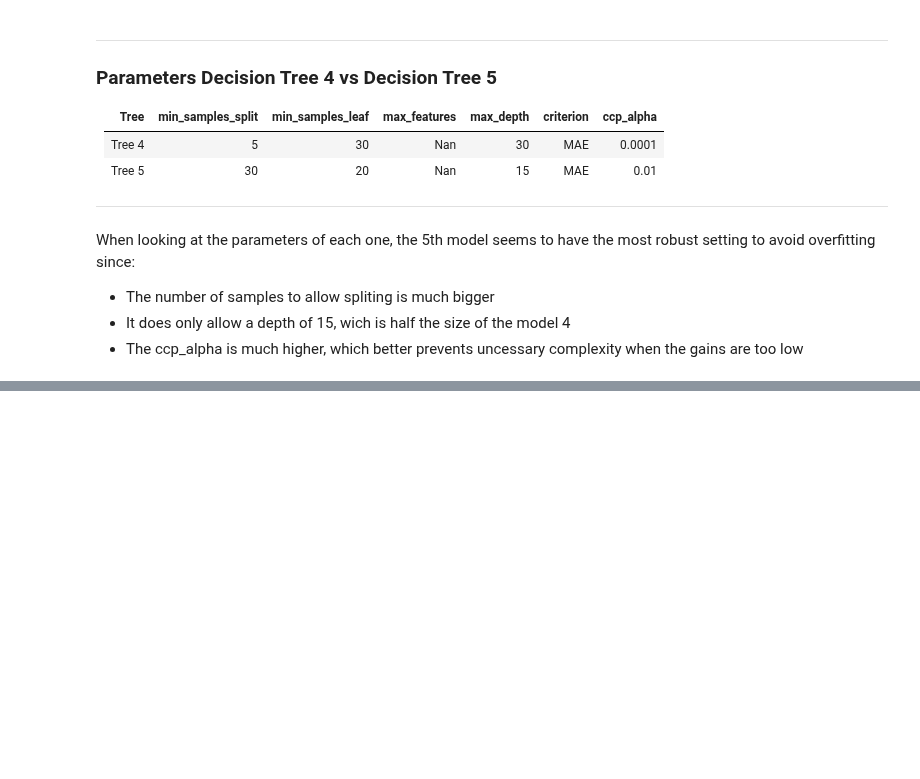
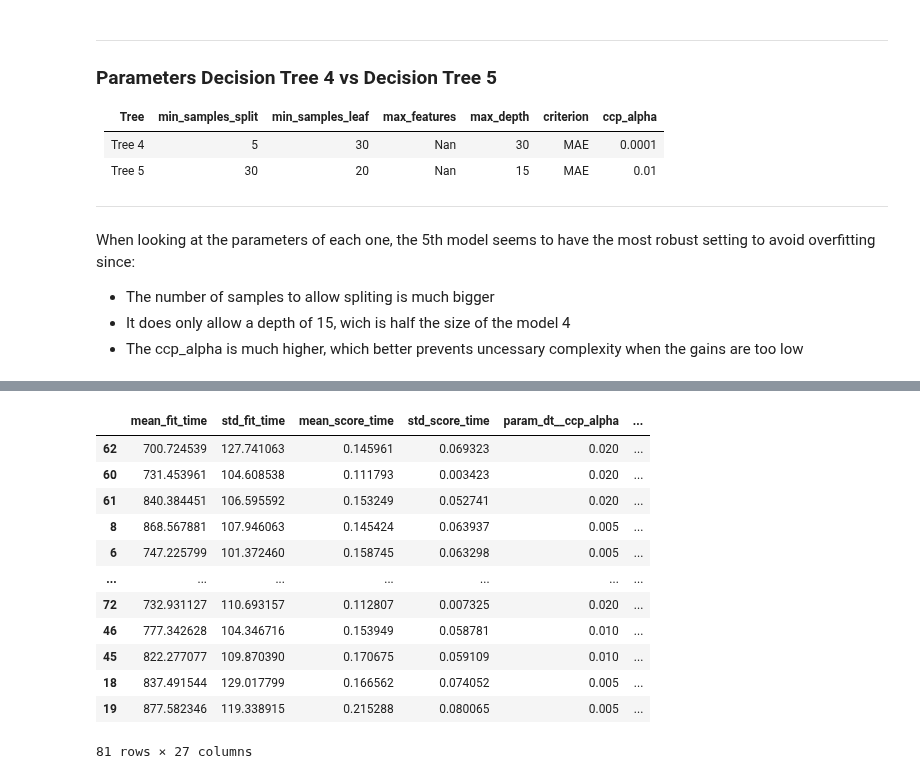
Before and after one commit to miguelrebelo291/Expediting-Car-Evaluations-with-ML, a Jupyter notebook: notebooks/model.ipynb, the cells around one changed output, grey strips where cells are left out. Drawn from its saved outputs; the diff is of its cells as text; code cells hidden in the pictures; blank space fills up the shorter version.

Commit message:
GridSearch run

```diff
--- a/notebooks/model.ipynb
+++ b/notebooks/model.ipynb
@@ -934,7 +933,7 @@ When looking at the parameters of each one, the 5th model seems to have the most
 - It does only allow a depth of 15, wich is half the size of the model 4
 - The ccp_alpha is much higher, which better prevents uncessary complexity when the gains are too low
 # %%
-param_grid = {
+param_gridcv = {
     "dt__max_depth": [12, 15, 18],
     "dt__min_samples_leaf": [15, 20, 25],
     "dt__min_samples_split": [20, 30, 40],
@@ -947,10 +946,9 @@ param_grid = {
 
 grid_search_dt = GridSearchCV(
     estimator=dt_pipe,
-    param_distributions=param_grid,
+    param_grid =param_gridcv,
     scoring="neg_mean_absolute_error",
     cv=5,
-    random_state=42,
     n_jobs=-1,
     verbose=1,
     return_train_score=True
@@ -959,0 +979,20 @@ grid_search_dt.fit(X, y)
+# %%
+grid_results_dt = pd.DataFrame(grid_search_dt.cv_results_)
+grid_results_dt = grid_results_dt.sort_values("mean_test_score", ascending = False)
+grid_results_dt["overfit"] = (grid_results_dt["mean_test_score"] - grid_results_dt["mean_train_score"]) *-1
+# %%
+grid_results_dt.sort_values(by="overfit")
+# %% [output]
+|  | mean_fit_time | std_fit_time | mean_score_time | std_score_time | param_dt__ccp_alpha | ... |
+| 62 | 700.724539 | 127.741063 | 0.145961 | 0.069323 | 0.020 | ... |
+| 60 | 731.453961 | 104.608538 | 0.111793 | 0.003423 | 0.020 | ... |
+| 61 | 840.384451 | 106.595592 | 0.153249 | 0.052741 | 0.020 | ... |
+| 8 | 868.567881 | 107.946063 | 0.145424 | 0.063937 | 0.005 | ... |
+| 6 | 747.225799 | 101.372460 | 0.158745 | 0.063298 | 0.005 | ... |
+| ... | ... | ... | ... | ... | ... | ... |
+| 72 | 732.931127 | 110.693157 | 0.112807 | 0.007325 | 0.020 | ... |
+| 46 | 777.342628 | 104.346716 | 0.153949 | 0.058781 | 0.010 | ... |
+| 45 | 822.277077 | 109.870390 | 0.170675 | 0.059109 | 0.010 | ... |
+| 18 | 837.491544 | 129.017799 | 0.166562 | 0.074052 | 0.005 | ... |
+| 19 | 877.582346 | 119.338915 | 0.215288 | 0.080065 | 0.005 | ... |
+81 rows × 27 columns
```
Also changed, not shown: parts of 4 cells of this notebook, 1 other file.
